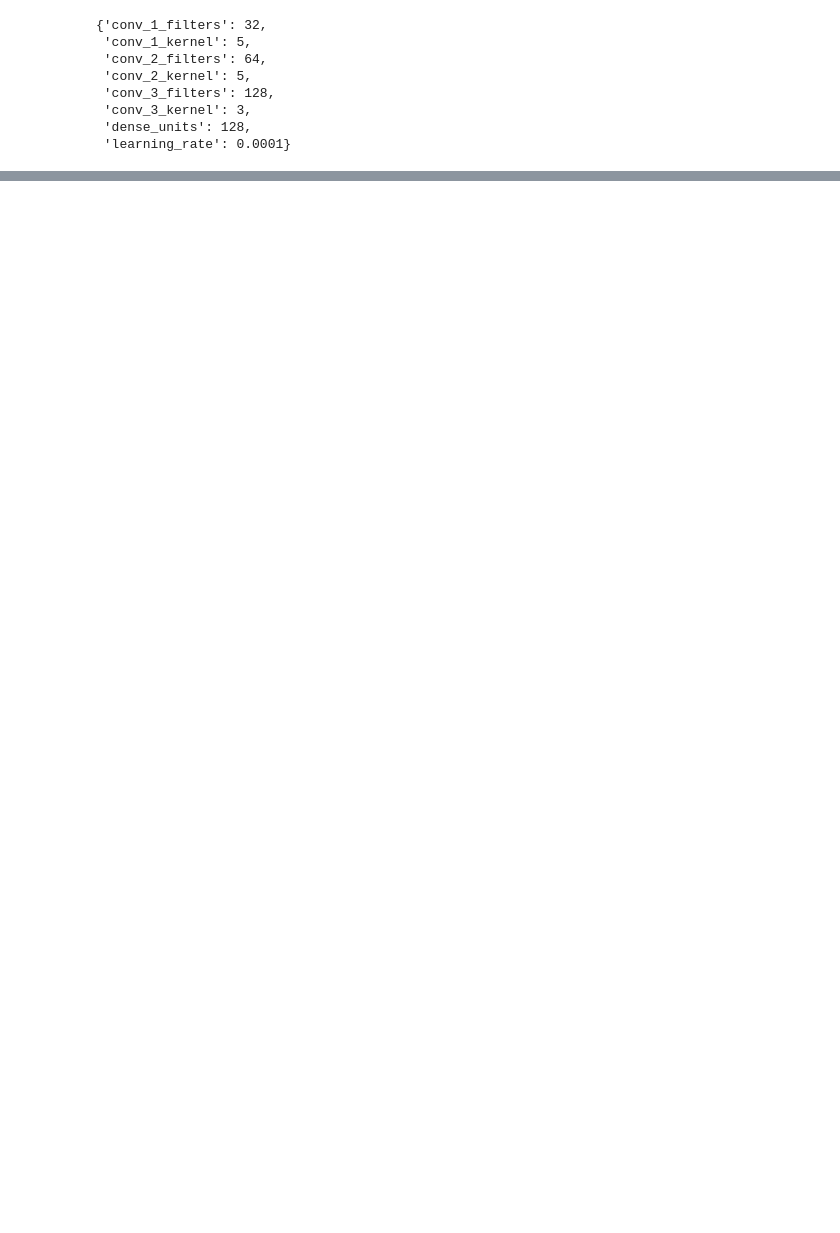
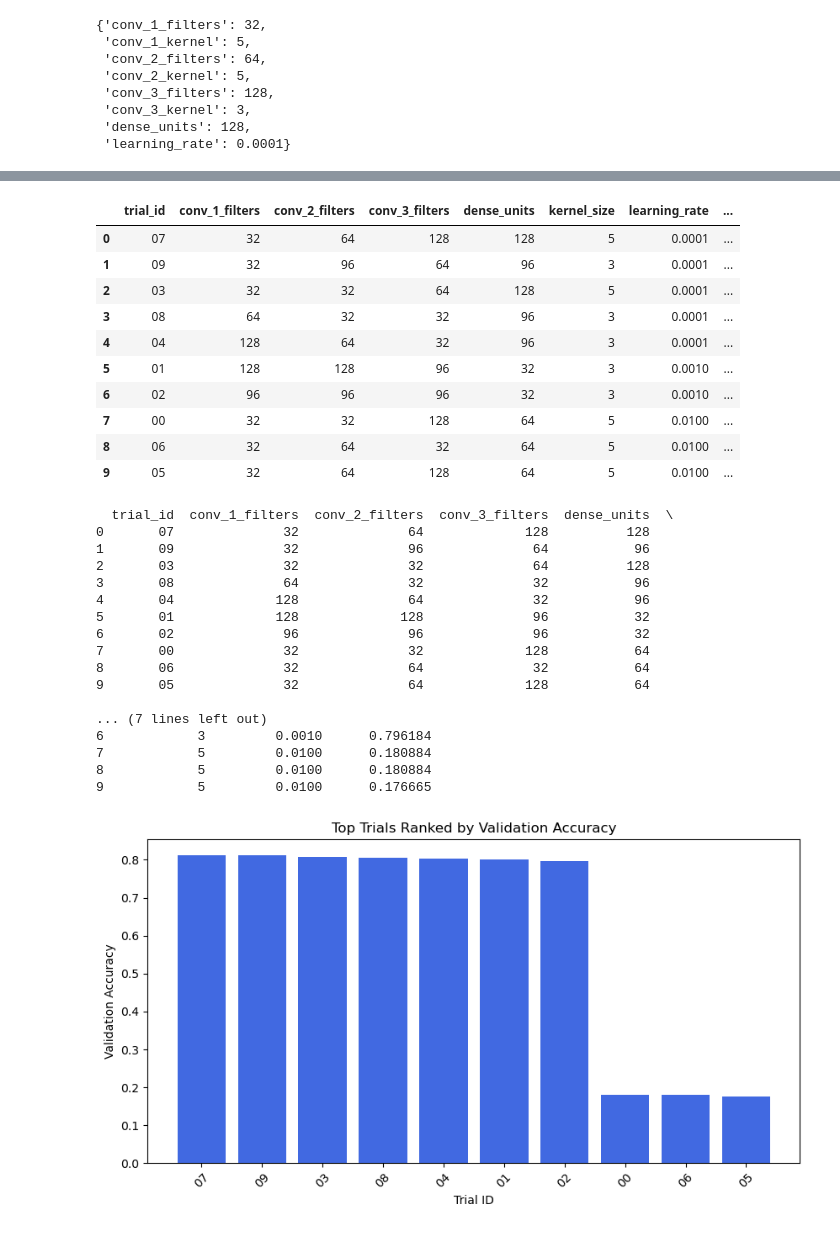
Before and after one commit to 36kp/artistic-atlas-adventure, a Jupyter notebook: src/analysis/hyperparameter_tuning.ipynb, the cells around one changed output, grey strips where cells are left out. Saved outputs shown, nothing was run; the diff lists cells and outputs as text; code cells hidden in the pictures; blank space fills up the shorter version.

Commit message:
added hyperparameter tuning codes

```diff
--- a/src/analysis/hyperparameter_tuning.ipynb
+++ b/src/analysis/hyperparameter_tuning.ipynb
@@ -35,7 +36,11 @@ def model_builder(hp):
 
     # Fully Connected Dense Layer
     model.add(layers.Dense(
-        units=hp.Int('dense_units', min_value=32, max_value=128, step=32),
+        units=hp.Int('dense_units', min_value=64, max_value=256, step=64),
+        activation='relu'
+    ))
+    model.add(layers.Dense(
+        units=hp.Int('dense_units', min_value=32, max_value=256, step=32),
         activation='relu'
     ))
 
@@ -69,7 +74,7 @@ tuner = kt.RandomSearch(
     max_trials=10,  # Number of different models to try
     executions_per_trial=1,  # Number of times to train each model
     directory='keras_tuner_results',
-    project_name='cnn_tuning'
+    project_name='cnn_hp_tuning'
 )
 
 # Perform Hyperparameter Search
@@ -118,0 +141,69 @@ best_model.save("../../models/tuned_model.keras")
+# %%
+import pandas as pd
+import matplotlib.pyplot as plt
+from IPython.display import display  # Only needed for Jupyter/Interactive Mode
+
+# Get all trials and results
+trials = tuner.oracle.get_best_trials(num_trials=10)  # Get top 10 trials
+
+# Extract data
+trial_data = []
+for trial in trials:
+    trial_data.append({
+        'trial_id': trial.trial_id,
+        'conv_1_filters': trial.hyperparameters.get('conv_1_filters'),
+        'conv_2_filters': trial.hyperparameters.get('conv_2_filters'),
+        'conv_3_filters': trial.hyperparameters.get('conv_3_filters'),
+        'dense_units': trial.hyperparameters.get('dense_units'),
+        'kernel_size': trial.hyperparameters.get('conv_1_kernel'),
+        'learning_rate': trial.hyperparameters.get('learning_rate'),
+        'val_accuracy': trial.metrics.get_best_value('val_accuracy')
+    })
+
+# Convert to DataFrame
+df = pd.DataFrame(trial_data)
+
+# Display the DataFrame
+display(df)  # Works in Jupyter Notebook/VS Code Interactive Mode
+print(df)    # Prints in the VS Code Terminal if running as a script
+
+# Plot Top Trials by Accuracy
+plt.figure(figsize=(10, 5))
+df_sorted = df.sort_values(by="val_accuracy", ascending=False)
+
+plt.bar(df_sorted['trial_id'], df_sorted['val_accuracy'], color='royalblue')
+plt.xlabel('Trial ID')
+plt.ylabel('Validation Accuracy')
+plt.title('Top Trials Ranked by Validation Accuracy')
+plt.xticks(rotation=45)
+plt.show()
+# %% [output]
+|  | trial_id | conv_1_filters | conv_2_filters | conv_3_filters | dense_units | kernel_size | learning_rate | ... |
+| 0 | 07 | 32 | 64 | 128 | 128 | 5 | 0.0001 | ... |
+| 1 | 09 | 32 | 96 | 64 | 96 | 3 | 0.0001 | ... |
+| 2 | 03 | 32 | 32 | 64 | 128 | 5 | 0.0001 | ... |
+| 3 | 08 | 64 | 32 | 32 | 96 | 3 | 0.0001 | ... |
+| 4 | 04 | 128 | 64 | 32 | 96 | 3 | 0.0001 | ... |
+| 5 | 01 | 128 | 128 | 96 | 32 | 3 | 0.0010 | ... |
+| 6 | 02 | 96 | 96 | 96 | 32 | 3 | 0.0010 | ... |
+| 7 | 00 | 32 | 32 | 128 | 64 | 5 | 0.0100 | ... |
+| 8 | 06 | 32 | 64 | 32 | 64 | 5 | 0.0100 | ... |
+| 9 | 05 | 32 | 64 | 128 | 64 | 5 | 0.0100 | ... |
+  trial_id  conv_1_filters  conv_2_filters  conv_3_filters  dense_units  \
+0       07              32              64             128          128
+1       09              32              96              64           96
+2       03              32              32              64          128
+3       08              64              32              32           96
+4       04             128              64              32           96
+5       01             128             128              96           32
+6       02              96              96              96           32
+7       00              32              32             128           64
+8       06              32              64              32           64
+9       05              32              64             128           64
+
+... (7 lines left out)
+6            3         0.0010      0.796184
+7            5         0.0100      0.180884
+8            5         0.0100      0.180884
+9            5         0.0100      0.176665
+[figure, added]
```
Also changed, not shown: parts of 5 cells of this notebook, 6 other files.
